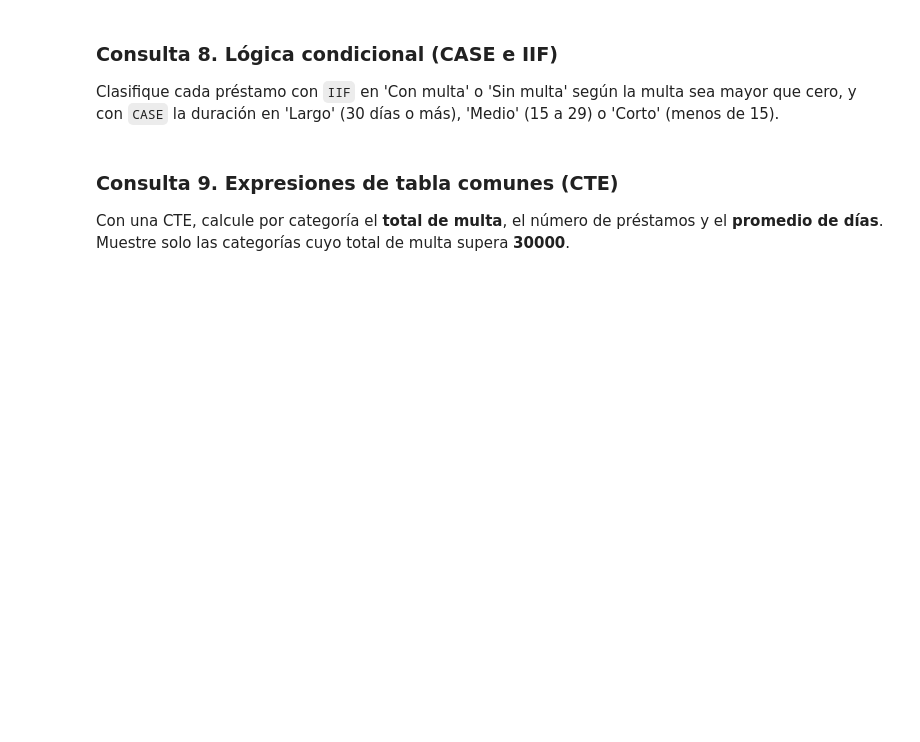
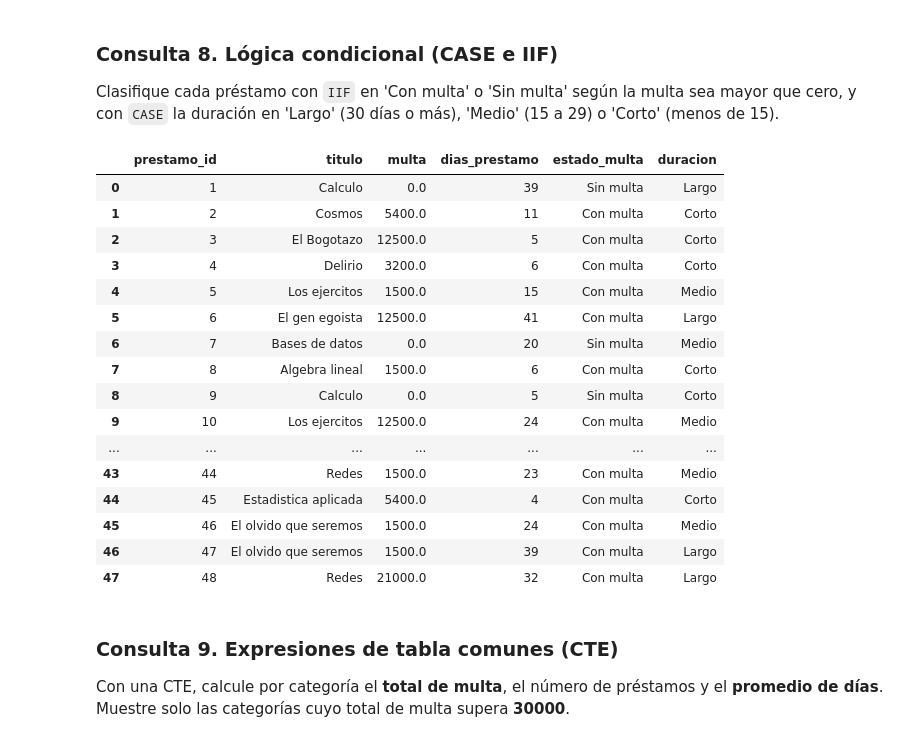
Before and after one commit to michaelmorantesp/diplomado-sqlserver, a Jupyter notebook: M2_taller_notebook_estudiante.ipynb, the cells around one changed output. Saved outputs shown, nothing was run; the diff lists cells and outputs as text; code cells hidden in the pictures; blank space fills up the shorter version.

```diff
--- a/M2_taller_notebook_estudiante.ipynb
+++ b/M2_taller_notebook_estudiante.ipynb
@@ -196,9 +369,35 @@ Muestre el nombre, el `programa` original y el programa corregido, reemplazando
 ### Consulta 8. Lógica condicional (CASE e IIF)
 Clasifique cada préstamo con `IIF` en 'Con multa' o 'Sin multa' según la multa sea mayor que cero, y con `CASE` la duración en 'Largo' (30 días o más), 'Medio' (15 a 29) o 'Corto' (menos de 15).
 # %%
-# Consulta 8. Lógica condicional (CASE e IIF)
-# Escriba aqui su consulta con pd.read_sql(...)
-# Recuerde terminar la celda con df (o display(df)) para ver la tabla.
+df = pd.read_sql("""
+SELECT prestamo_id, titulo, multa, dias_prestamo,
+       IIF(multa > 0, 'Con multa', 'Sin multa') AS estado_multa,
+       CASE
+           WHEN dias_prestamo >= 30 THEN 'Largo'
+           WHEN dias_prestamo >= 15 THEN 'Medio'
+           ELSE 'Corto'
+       END AS duracion
+FROM prestamos
+""", con)
+df
+# %% [output]
+|  | prestamo_id | titulo | multa | dias_prestamo | estado_multa | duracion |
+| 0 | 1 | Calculo | 0.0 | 39 | Sin multa | Largo |
+| 1 | 2 | Cosmos | 5400.0 | 11 | Con multa | Corto |
+| 2 | 3 | El Bogotazo | 12500.0 | 5 | Con multa | Corto |
+| 3 | 4 | Delirio | 3200.0 | 6 | Con multa | Corto |
+| 4 | 5 | Los ejercitos | 1500.0 | 15 | Con multa | Medio |
+| 5 | 6 | El gen egoista | 12500.0 | 41 | Con multa | Largo |
+| 6 | 7 | Bases de datos | 0.0 | 20 | Sin multa | Medio |
+| 7 | 8 | Algebra lineal | 1500.0 | 6 | Con multa | Corto |
+| 8 | 9 | Calculo | 0.0 | 5 | Sin multa | Corto |
+| 9 | 10 | Los ejercitos | 12500.0 | 24 | Con multa | Medio |
+| ... | ... | ... | ... | ... | ... | ... |
+| 43 | 44 | Redes | 1500.0 | 23 | Con multa | Medio |
+| 44 | 45 | Estadistica aplicada | 5400.0 | 4 | Con multa | Corto |
+| 45 | 46 | El olvido que seremos | 1500.0 | 24 | Con multa | Medio |
+| 46 | 47 | El olvido que seremos | 1500.0 | 39 | Con multa | Largo |
+| 47 | 48 | Redes | 21000.0 | 32 | Con multa | Largo |
 # %% [markdown]
 ### Consulta 9. Expresiones de tabla comunes (CTE)
 Con una CTE, calcule por categoría el **total de multa**, el número de préstamos y el **promedio de días**. Muestre solo las categorías cuyo total de multa supera **30000**.
```
Also changed, not shown: parts of 14 cells of this notebook, 13 other files.
